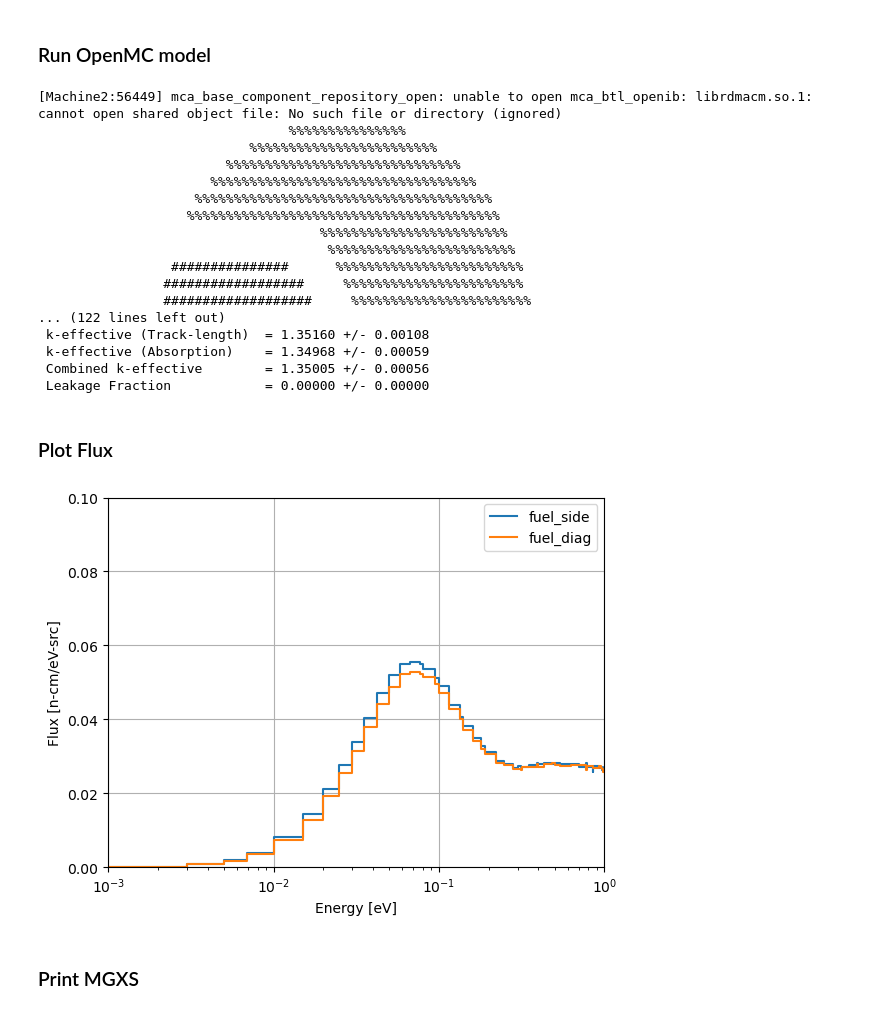
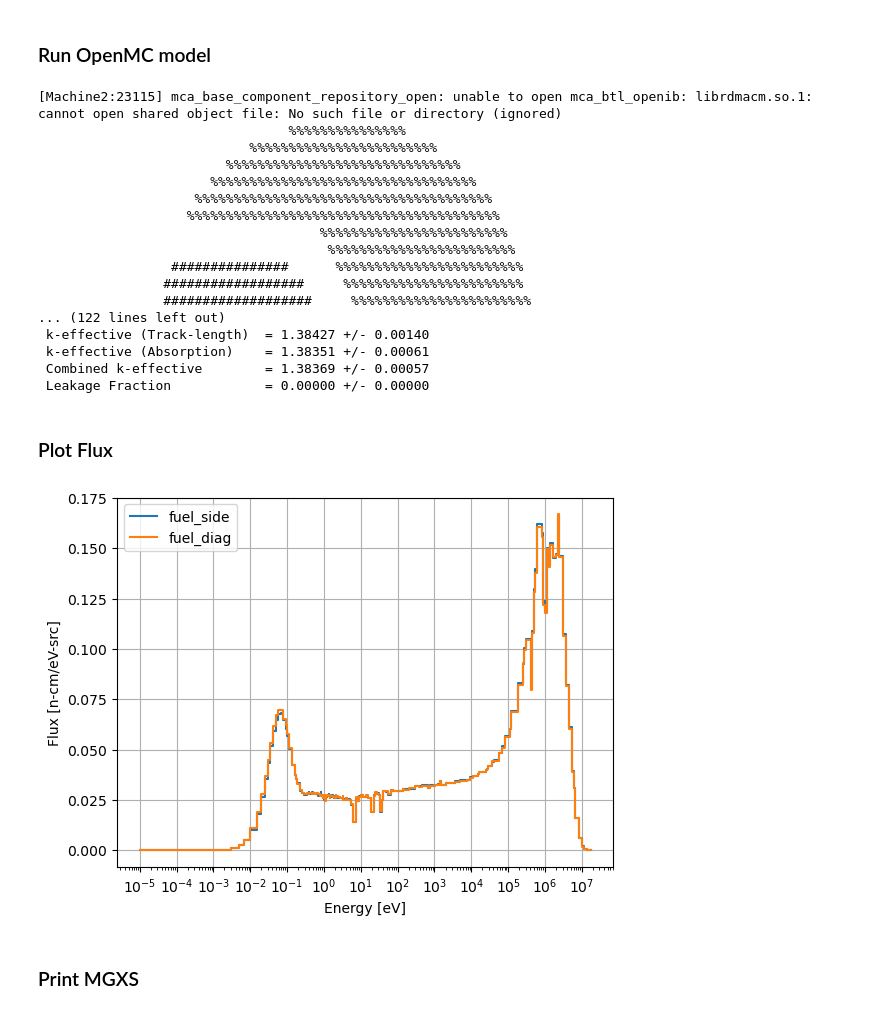
Before and after one commit to pablogarcia44/Test, a Jupyter notebook: openmc/3x3_assembly/3x3_guide_tube/generate_mgxs.ipynb, the cells around one changed output. Saved outputs shown, nothing was run; the diff lists cells and outputs as text; code cells hidden in the pictures.

```diff
--- a/openmc/3x3_assembly/3x3_guide_tube/generate_mgxs.ipynb
+++ b/openmc/3x3_assembly/3x3_guide_tube/generate_mgxs.ipynb
@@ -52,17 +52,13 @@ zirconium.set_density('g/cm3', 6.6)
 water = openmc.Material(name="water")
 water.add_nuclide('H1', 2.0)
 water.add_nuclide('O16', 1.0)
-water.set_density('g/cm3', 0.2)
+water.set_density('g/cm3', 0.7)
 water.add_s_alpha_beta('c_H_in_H2O')
-water_bis = openmc.Material(name="water_bis")
-water_bis.add_nuclide('H1', 2.0)
-water_bis.add_nuclide('O16', 1.0)
-water_bis.set_density('g/cm3', 1.)
-water_bis.add_s_alpha_beta('c_H_in_H2O')
 
 
 
-model.materials = openmc.Materials([uo2, zirconium, water,water_bis])
+
+model.materials = openmc.Materials([uo2, zirconium, water])
 model.materials.export_to_xml()
 # %% [markdown]
 ### Create region
@@ -109,7 +105,7 @@ clad_diag = openmc.Cell(name='clad_diag')
 clad_diag.fill = zirconium
 clad_diag.region = clad_region
 moderator_diag = openmc.Cell(name='moderator_diag')
-moderator_diag.fill = water_bis
+moderator_diag.fill = water
 moderator_diag.region = water_region
 
 u_diag = openmc.Universe(cells=(fuel_diag, gap_diag, clad_diag, moderator_diag))
@@ -227,7 +223,7 @@ model.export_to_xml()
 sp_file = model.run()
 sp = openmc.StatePoint(sp_file)
 # %% [output]
-[Machine2:56449] mca_base_component_repository_open: unable to open mca_btl_openib: librdmacm.so.1: cannot open shared object file: No such file or directory (ignored)
+[Machine2:23115] mca_base_component_repository_open: unable to open mca_btl_openib: librdmacm.so.1: cannot open shared object file: No such file or directory (ignored)
                                 %%%%%%%%%%%%%%%
                            %%%%%%%%%%%%%%%%%%%%%%%%
                         %%%%%%%%%%%%%%%%%%%%%%%%%%%%%%
@@ -240,9 +236,9 @@ sp = openmc.StatePoint(sp_file)
                 ##################     %%%%%%%%%%%%%%%%%%%%%%%
                 ###################     %%%%%%%%%%%%%%%%%%%%%%%
 ... (122 lines left out)
- k-effective (Track-length)  = 1.35160 +/- 0.00108
- k-effective (Absorption)    = 1.34968 +/- 0.00059
- Combined k-effective        = 1.35005 +/- 0.00056
+ k-effective (Track-length)  = 1.38427 +/- 0.00140
+ k-effective (Absorption)    = 1.38351 +/- 0.00061
+ Combined k-effective        = 1.38369 +/- 0.00057
  Leakage Fraction            = 0.00000 +/- 0.00000
 # %% [markdown]
 ### Plot Flux
@@ -276,36 +272,36 @@ def flux_cell(cell):
 
     tally_data_reshaped =t.get_reshaped_data()
     flux=tally_data_reshaped[cell_id]
 
     liste_reduced = []
     for under_liste in flux:
         nombre = under_liste[0][0]
         liste_reduced.append(nombre)
     flux=liste_reduced
     return(flux)
 
 
 dE=np.diff(choose_group)
 Emid=choose_group[:-1]+dE/2
 
 fig, ax = plt.subplots()
 for i,cell in enumerate(cell_plot):
     flux=flux_cell(cell_plot[i])
     mg_spectrum=flux / np.sum(flux)
     ax.step(choose_group[:-1], Emid*mg_spectrum/dE, where='post', label=cell_plot[i])
 ax.set_xscale('log')
 ax.xaxis.set_major_locator(FixedLocator(locs=np.logspace(-5, 7, 13)))
 locmin=LogLocator(base=10,subs=np.linspace(0,1.0,11)[1:-1],numticks=1000)
 ax.xaxis.set_minor_locator(locmin)
 ax.set_xlabel('Energy [eV]')
 ax.set_ylabel('Flux [n-cm/eV-src]')
-ax.set_xlim(1e-3,1.)
-ax.set_ylim(0,0.1)
+# ax.set_xlim(1e-3,1.)
+# ax.set_ylim(0,0.1)
 ax.grid()
 ax.legend()
 plt.show()
 # %% [output]
-[figure, old version]
+[figure, new version]
 # %% [markdown]
 ### Print MGXS
 # %%
```
Also changed, not shown: parts of 2 cells of this notebook, 4 other files.
